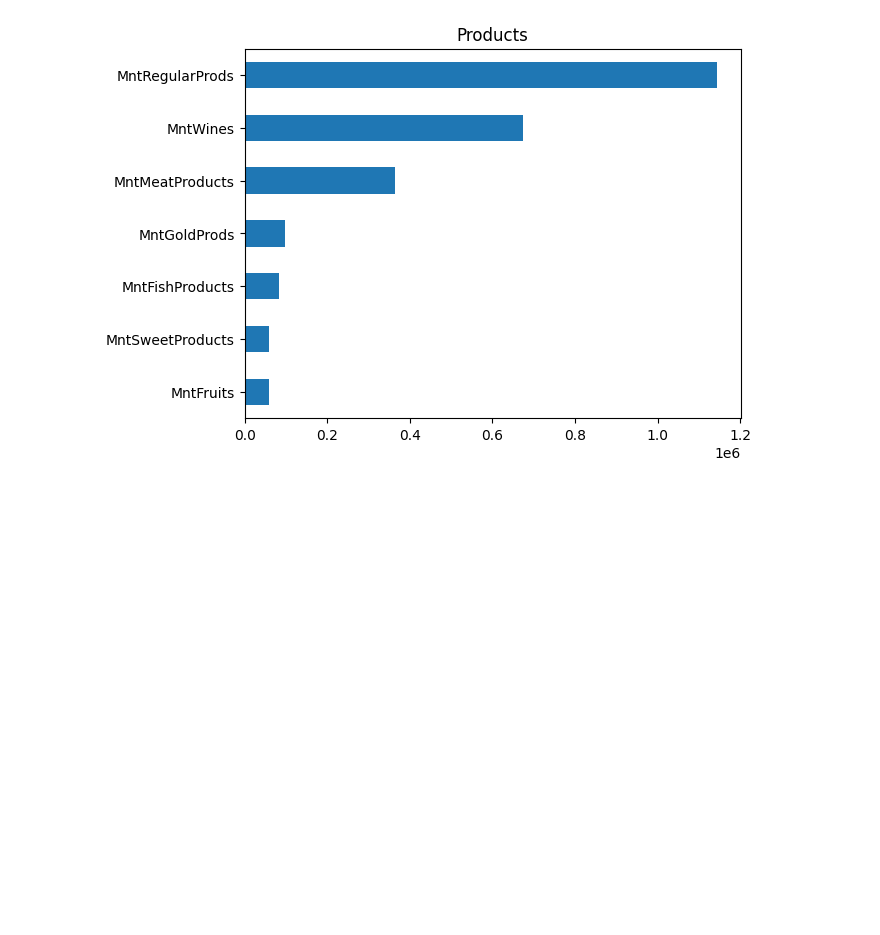
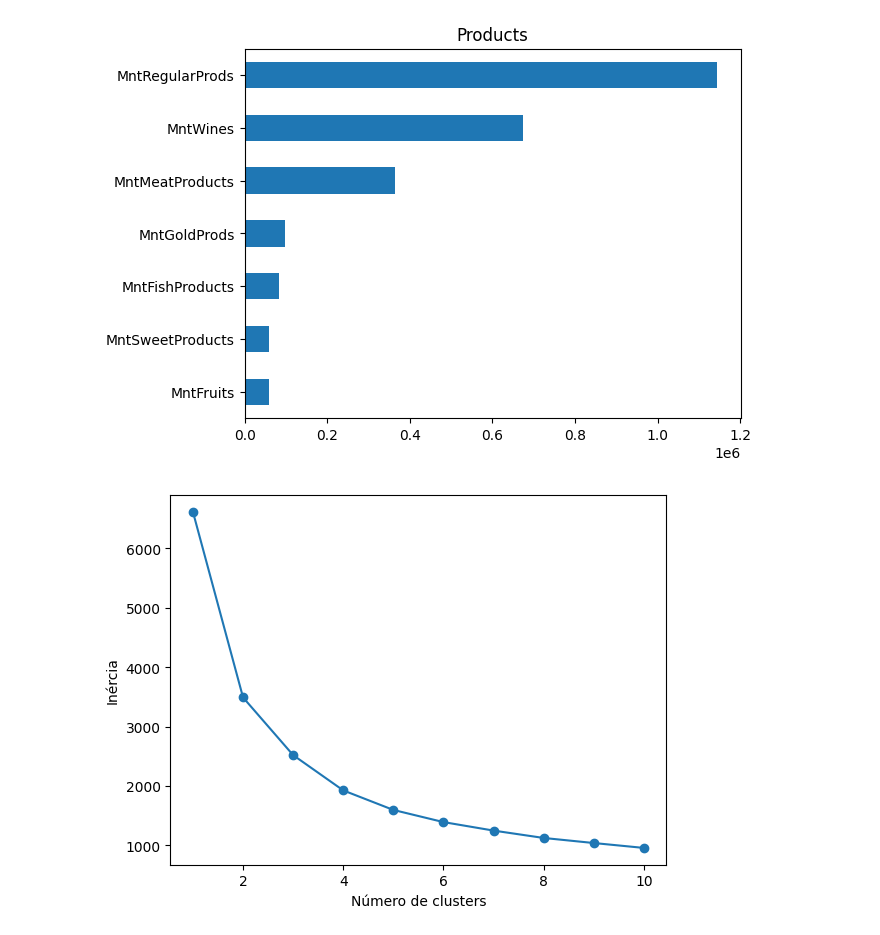
Before and after one commit to evertonenrico/Ifood_Insights, a Jupyter notebook: Ifood_Dataset/Import_DataSet_Ifood.ipynb, the cells around one changed output. Drawn from its saved outputs; the diff is of its cells as text; code cells hidden in the pictures; blank space fills up the shorter version.

```diff
--- a/Ifood_Dataset/Import_DataSet_Ifood.ipynb
+++ b/Ifood_Dataset/Import_DataSet_Ifood.ipynb
@@ -323,0 +329,15 @@ df.iloc[:,5:12].sum().sort_values().plot(kind = 'barh' , title="Products" )
+# %%
+#Buscando o melhor 'K'
+inercias = []
+
+for k in range(1, 11):
+    modelo = KMeans(n_clusters=k, random_state=42)
+    modelo.fit(X_scaled)
+    inercias.append(modelo.inertia_)
+
+plt.plot(range(1, 11), inercias, marker='o')
+plt.xlabel("Número de clusters")
+plt.ylabel("Inércia")
+plt.show()
+# %% [output]
+[figure, added]
```
Also changed, not shown: parts of 5 cells of this notebook.
